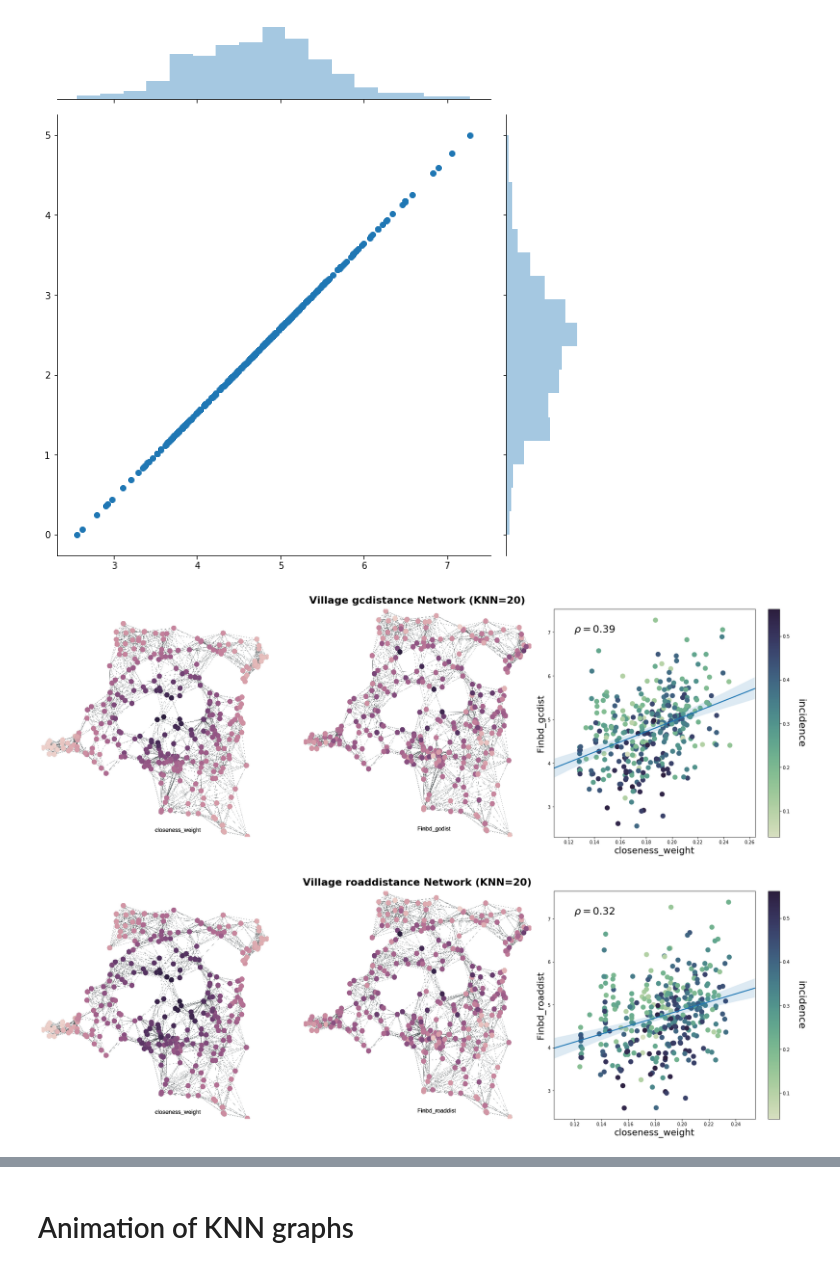
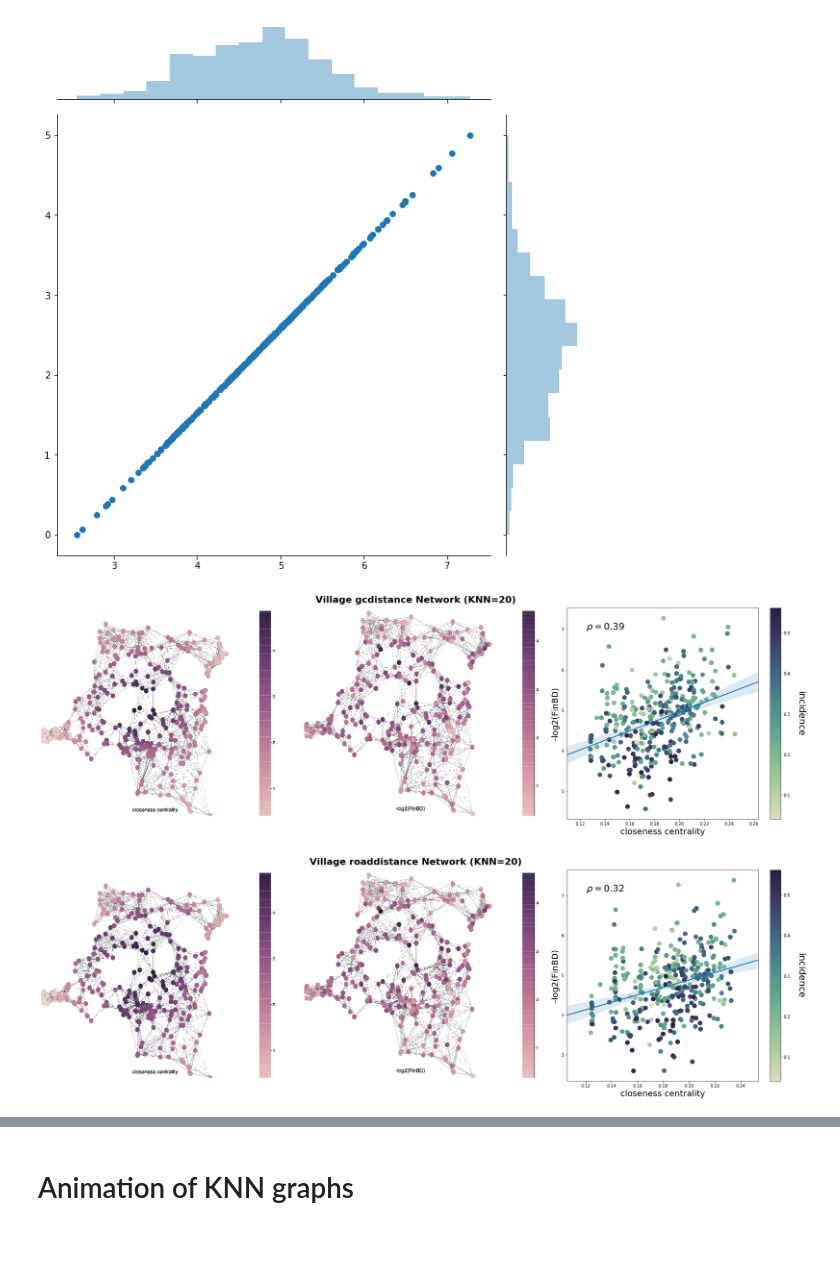
Before and after one commit to nickbrazeau/Thesis-Hackathon_Space_the_Final_Miptier, a Jupyter notebook: analyses/centrality_analyses/compare_GC_distance_centralities_with_genetic_distance.ipynb, the cells around one changed output, grey strips where cells are left out. Cells and saved outputs as stored; diff of their text form; code cells hidden in the pictures; blank space fills up the shorter version.

Commit message:
updated figure

```diff
--- a/analyses/centrality_analyses/compare_GC_distance_centralities_with_genetic_distance.ipynb
+++ b/analyses/centrality_analyses/compare_GC_distance_centralities_with_genetic_distance.ipynb
@@ -622,11 +622,11 @@ f=plt.gcf()
 f.set_size_inches(9,9)
 plt.show()
 
-cmap=sbn.cubehelix_palette(as_cmap=True)
+cmap1=sbn.cubehelix_palette(as_cmap=True)
 
-norm = mc.Normalize(vmin=trans_array.min(),
+norm1 = mc.Normalize(vmin=trans_array.min(),
                                    vmax=trans_array.max(), clip=True)
-mapper = cm.ScalarMappable(norm=norm, cmap=cmap)
+mapper = cm.ScalarMappable(norm=norm1, cmap=cmap1)
 colors=np.array(list(map(lambda x : mapper.to_rgba(x) ,trans_array)))
 
 graph_gt.vp['color']=graph_gt.new_vp('vector<float>')
@@ -652,10 +652,10 @@ f.set_size_inches(9,9)
 plt.show()
 
 
-cmap=sbn.cubehelix_palette(as_cmap=True)
-norm = mc.Normalize(vmin=trans_array2.min(),
+cmap2 = sbn.cubehelix_palette(as_cmap=True)
+norm2 = mc.Normalize(vmin=trans_array2.min(),
                                    vmax=trans_array2.max(), clip=True)
-mapper = cm.ScalarMappable(norm=norm, cmap=cmap)
+mapper = cm.ScalarMappable(norm=norm2, cmap=cmap2)
 colors2=np.array(list(map(lambda x : mapper.to_rgba(x) ,trans_array2)))
 graph_gt.vp['color2']=graph_gt.new_vp('vector<float>')
 graph_gt.vp['color2'].set_2d_array(colors2.T)
@@ -665,36 +665,44 @@ graph_gt=nt.visualization.run_fa2_on_gt_network(graph_gt,scale=100,stronger_grav
 [figure]
 [figure]
 # %%
-outfile=os.path.join(graphics_dir,'gcdist_knn{:d}_combined.pdf'.format(k2use))
+outfile=os.path.join(graphics_dir,'gcdist_knn{:d}_combined.png'.format(k2use))
 graph_img=os.path.join(graphics_dir,'village_knn{:d}_{:}_{:}.png'.format(k2use,disttype2use,centrality))
 graph_img2=os.path.join(graphics_dir,'village_knn{:d}_{:}_{:}.png'.format(k2use,disttype2use,f_ind))
 
 plt.switch_backend('cairo')
-f,a=plt.subplots(1,1,figsize=(12,12))
+f,a=plt.subplots(1,1,figsize=(14,12))
 gtd.graph_draw(g=graph_gt,
                vertex_fill_color=graph_gt.vp['color'],
                vertex_size=55,
                pos=graph_gt.vp['geo_coords'],mplfig=a)
 a.set_axis_off()
+f.colorbar(cm.ScalarMappable(norm=norm1, cmap=cmap1),ax=a)
+cbar_ax=f.axes[-1]
+cbar_ax.tick_params(labelsize=18)
 f.subplots_adjust(top=1.03,bottom=-.09,right=1.09,left=-.09)
 # a.text(s='Village {:} Road Network (KNN={:d})'.format(disttype2use,k2use),x=.5,y=.93,transform=a.transAxes,horizontalalignment='center',
 #        fontsize=30,fontweight='bold')
-a.text(s='{:}'.format(centrality),x=.5,y=.1,fontsize=22,fontweight='bold',transform=a.transAxes)
+a.text(s="closeness centrality",x=.5,y=.1,fontsize=22,fontweight='bold',transform=a.transAxes)
 
 f.savefig(graph_img,dpi=200)
 plt.show()
 #plot the second layout
 plt.close()
-f,a=plt.subplots(1,1,figsize=(12,12))
+f,a=plt.subplots(1,1,figsize=(14,12))
 gtd.graph_draw(g=graph_gt,
                vertex_fill_color=graph_gt.vp['color2'],
                vertex_size=55,
                pos=graph_gt.vp['geo_coords'],mplfig=a)
+f.colorbar(cm.ScalarMappable(norm=norm2, cmap=cmap2),ax=a)
+cbar_ax=f.axes[-1]
+cbar_ax.tick_params(labelsize=18)
+
+# a.text(x=1.1,y=.5,s='-log2(FinBD)',fontsize=18,transform=a.transAxes)
 a.set_axis_off()
 f.subplots_adjust(top=1.09,bottom=-.09,right=1.09,left=-.09)
 
 
-a.text(s='{:}'.format(f_ind),x=.5,y=.1,fontsize=22,fontweight='bold',transform=a.transAxes)
+a.text(s='-log2(FinBD)',x=.5,y=.1,fontsize=22,fontweight='bold',transform=a.transAxes)
 f.savefig(graph_img2,dpi=200)
 plt.show()
 
@@ -702,42 +710,44 @@ plt.switch_backend('module://ipykernel.pylab.backend_inline')
 plt.close()
 
 f=plt.gcf()
-f.set_size_inches((24,8))
+f.set_size_inches((26,8))
 
 a=plt.subplot2grid((1,3),(0,0),colspan=1,rowspan=1)
 im=mpimg.imread(graph_img)
 a.set_axis_off()
 plt.imshow(im)
 
 a=plt.subplot2grid((1,3),(0,1),colspan=1,rowspan=1)
 im=mpimg.imread(graph_img2)
 a.set_axis_off()
 plt.imshow(im)
 
 a=plt.subplot2grid((1,3),(0,2),colspan=1,rowspan=1)
 r2,_=stats.pearsonr(cent_array,f_ind_array)
 cmap=sbn.cubehelix_palette( start=.5, rot=-.75,as_cmap=True)
 
 sc=a.scatter(cent_array,f_ind_array,cmap=cmap,c=incidence,s=100)
 plt.colorbar(sc,ax=a)
 sbn.regplot(cent_array,f_ind_array,scatter=False,ax=a)
 
-a.set_xlabel(centrality,fontsize=20)
-a.set_ylabel(f_ind,fontsize=20)
+#
+a.set_ylabel("-log2(FinBD)",fontsize=20)
+a.set_xlabel("closeness centrality",fontsize=20)
+
 a.text(s=r'$\rho={:.2f}$'.format(r2),x=.1,y=.9,transform=a.transAxes,fontsize=22)
 a.text(s='incidence',rotation=-90,x=1.2,y=.5,verticalalignment='center',fontsize=22,
        transform=a.transAxes)
 
 f.suptitle(t='Village {:} Network (KNN={:d})'.format(disttype2use,k2use),x=.5,y=.99,
        transform=f.transFigure,horizontalalignment='center',
        fontsize=22,fontweight='bold')
 
-f.subplots_adjust(top=.94,bottom=.08,right=.99,left=.01,hspace=0,wspace=.04)
+f.subplots_adjust(top=.94,bottom=.08,right=.99,left=.03,hspace=0,wspace=.1)
 
 f.savefig(outfile,dpi=200)
 plt.show()
 # %% [output]
-[figure, old version]
+[figure, new version]
 # %%
 #here we add in the color property.  we also apply transformation to the
 #property we are trying to show to better disply differences.
@@ -802,31 +812,39 @@ graph_img=os.path.join(graphics_dir,'village_knn{:d}_{:}_{:}.png'.format(k2use,d
 graph_img2=os.path.join(graphics_dir,'village_knn{:d}_{:}_{:}.png'.format(k2use,disttype2use,f_ind))
 
 plt.switch_backend('cairo')
-f,a=plt.subplots(1,1,figsize=(12,12))
+f,a=plt.subplots(1,1,figsize=(14,12))
 gtd.graph_draw(g=graph_gt,
                vertex_fill_color=graph_gt.vp['color'],
                vertex_size=55,
                pos=graph_gt.vp['geo_coords'],mplfig=a)
 a.set_axis_off()
+f.colorbar(cm.ScalarMappable(norm=norm1, cmap=cmap1),ax=a)
+cbar_ax=f.axes[-1]
+cbar_ax.tick_params(labelsize=18)
 f.subplots_adjust(top=1.03,bottom=-.09,right=1.09,left=-.09)
 # a.text(s='Village {:} Road Network (KNN={:d})'.format(disttype2use,k2use),x=.5,y=.93,transform=a.transAxes,horizontalalignment='center',
 #        fontsize=30,fontweight='bold')
-a.text(s='{:}'.format(centrality),x=.5,y=.1,fontsize=22,fontweight='bold',transform=a.transAxes)
+a.text(s="closeness centrality",x=.5,y=.1,fontsize=22,fontweight='bold',transform=a.transAxes)
 
 f.savefig(graph_img,dpi=200)
 plt.show()
 #plot the second layout
 plt.close()
-f,a=plt.subplots(1,1,figsize=(12,12))
+f,a=plt.subplots(1,1,figsize=(14,12))
 gtd.graph_draw(g=graph_gt,
                vertex_fill_color=graph_gt.vp['color2'],
                vertex_size=55,
                pos=graph_gt.vp['geo_coords'],mplfig=a)
+f.colorbar(cm.ScalarMappable(norm=norm2, cmap=cmap2),ax=a)
+cbar_ax=f.axes[-1]
+cbar_ax.tick_params(labelsize=18)
+
+# a.text(x=1.1,y=.5,s='-log2(FinBD)',fontsize=18,transform=a.transAxes)
 a.set_axis_off()
 f.subplots_adjust(top=1.09,bottom=-.09,right=1.09,left=-.09)
 
 
-a.text(s='{:}'.format(f_ind),x=.5,y=.1,fontsize=22,fontweight='bold',transform=a.transAxes)
+a.text(s='-log2(FinBD)',x=.5,y=.1,fontsize=22,fontweight='bold',transform=a.transAxes)
 f.savefig(graph_img2,dpi=200)
 plt.show()
 
@@ -834,7 +852,7 @@ plt.switch_backend('module://ipykernel.pylab.backend_inline')
 plt.close()
 
 f=plt.gcf()
-f.set_size_inches((24,8))
+f.set_size_inches((26,8))
 
 a=plt.subplot2grid((1,3),(0,0),colspan=1,rowspan=1)
 im=mpimg.imread(graph_img)
@@ -854,8 +872,10 @@ sc=a.scatter(cent_array,f_ind_array,cmap=cmap,c=incidence,s=100)
 plt.colorbar(sc,ax=a)
 sbn.regplot(cent_array,f_ind_array,scatter=False,ax=a)
 
-a.set_xlabel(centrality,fontsize=20)
-a.set_ylabel(f_ind,fontsize=20)
+#
+a.set_ylabel("-log2(FinBD)",fontsize=20)
+a.set_xlabel("closeness centrality",fontsize=20)
+
 a.text(s=r'$\rho={:.2f}$'.format(r2),x=.1,y=.9,transform=a.transAxes,fontsize=22)
 a.text(s='incidence',rotation=-90,x=1.2,y=.5,verticalalignment='center',fontsize=22,
        transform=a.transAxes)
@@ -864,12 +884,12 @@ f.suptitle(t='Village {:} Network (KNN={:d})'.format(disttype2use,k2use),x=.5,y=
        transform=f.transFigure,horizontalalignment='center',
        fontsize=22,fontweight='bold')
 
-f.subplots_adjust(top=.94,bottom=.08,right=.99,left=.01,hspace=0,wspace=.04)
+f.subplots_adjust(top=.94,bottom=.08,right=.99,left=.03,hspace=0,wspace=.1)
 
 f.savefig(outfile,dpi=200)
 plt.show()
 # %% [output]
-[figure, old version]
+[figure, new version]
 # %%
 other_cov=['incidence','urban']
 cdf=combined_village_centrality_df[ np.logical_and(combined_village_centrality_df['k']==k2use,
```
Also changed, not shown: parts of 26 cells of this notebook, 7 other files.
